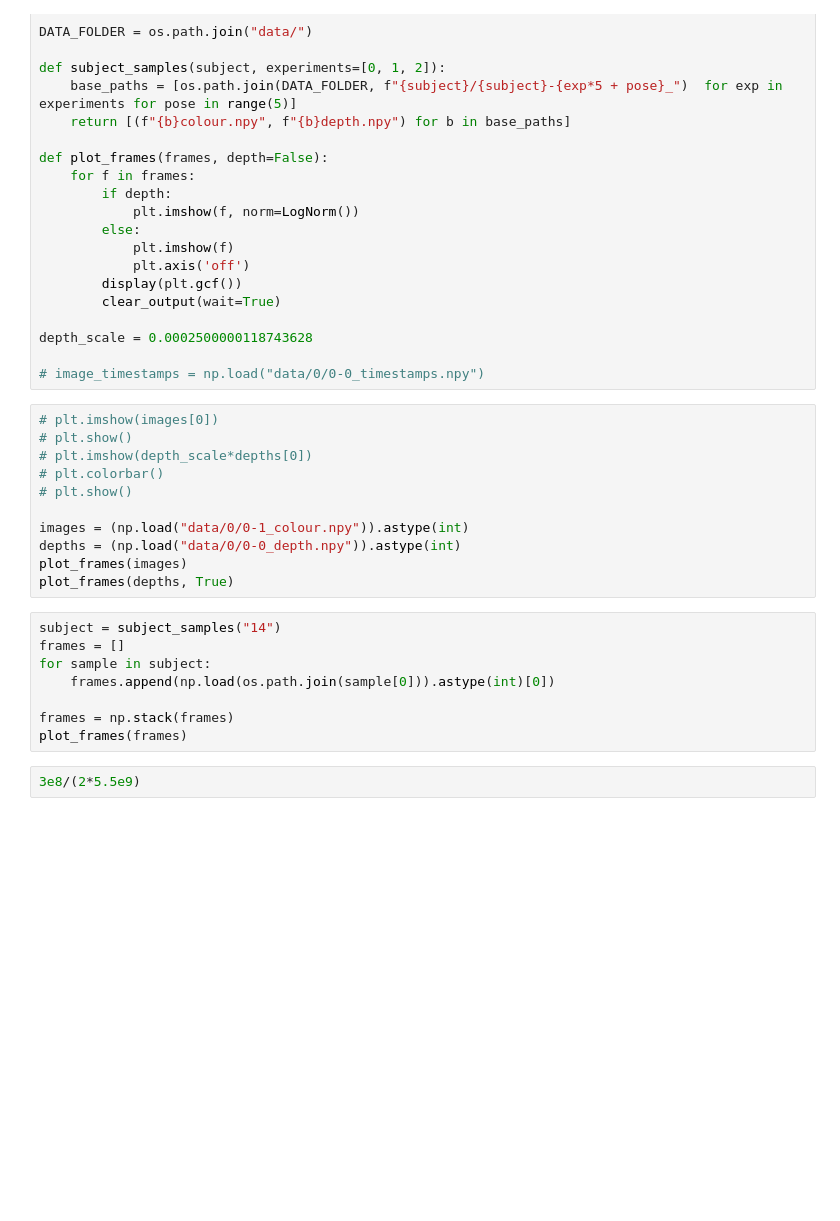
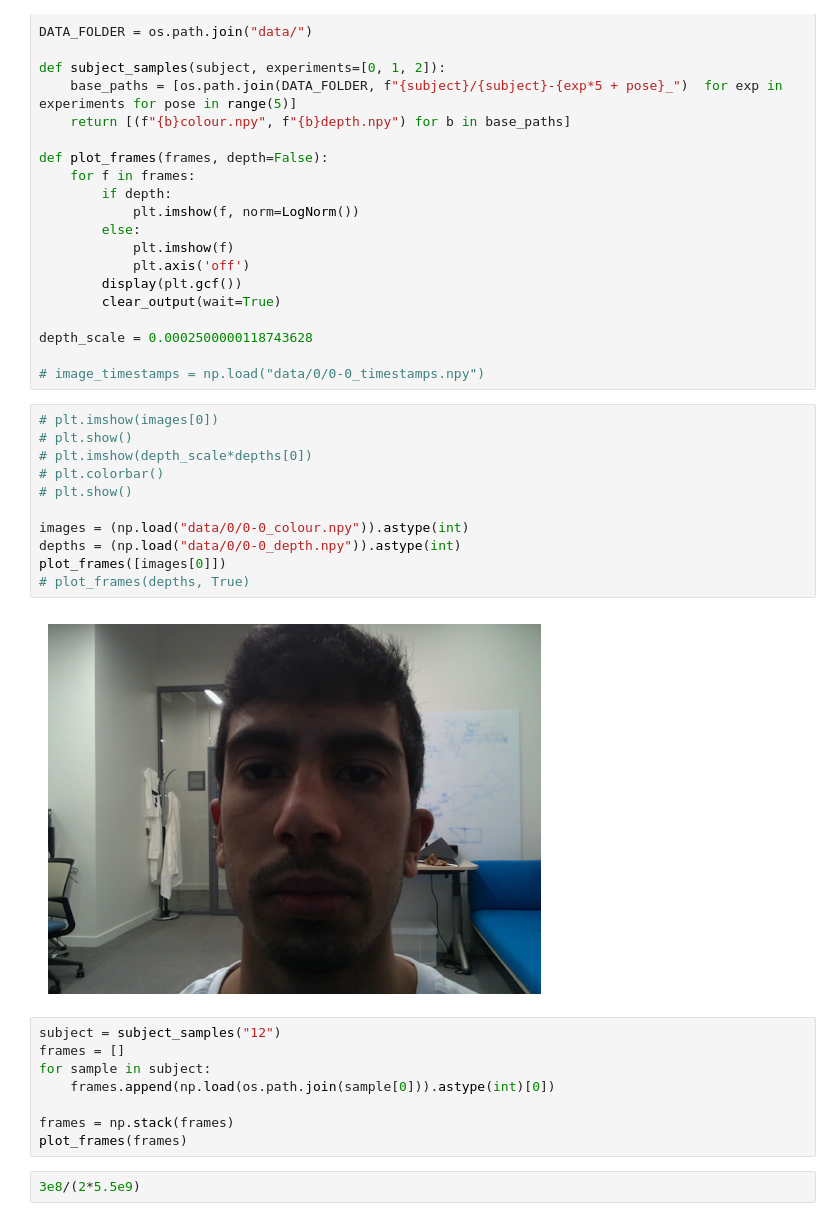
Before and after one commit to StergiousAji/mmFace-3D-Face-Recognition-using-RGB-and-mmWave-Radar, a Jupyter notebook: src/Soli/soli_realsense/test.ipynb, the cells around one changed output. Cells and saved outputs as stored; diff of their text form; blank space fills up the shorter version.

```diff
--- a/src/Soli/soli_realsense/test.ipynb
+++ b/src/Soli/soli_realsense/test.ipynb
@@ -31,16 +31,18 @@ depth_scale = 0.0002500000118743628
 # %%
 # plt.imshow(images[0])
 # plt.show()
 # plt.imshow(depth_scale*depths[0])
 # plt.colorbar()
 # plt.show()
 
-images = (np.load("data/0/0-1_colour.npy")).astype(int)
+images = (np.load("data/0/0-0_colour.npy")).astype(int)
 depths = (np.load("data/0/0-0_depth.npy")).astype(int)
-plot_frames(images)
-plot_frames(depths, True)
+plot_frames([images[0]])
+# plot_frames(depths, True)
+# %% [output]
+[figure, added]
 # %%
-subject = subject_samples("14")
+subject = subject_samples("12")
 frames = []
 for sample in subject:
     frames.append(np.load(os.path.join(sample[0])).astype(int)[0])
```
Also changed, not shown: parts of 1 cell of this notebook, 6 other files.
